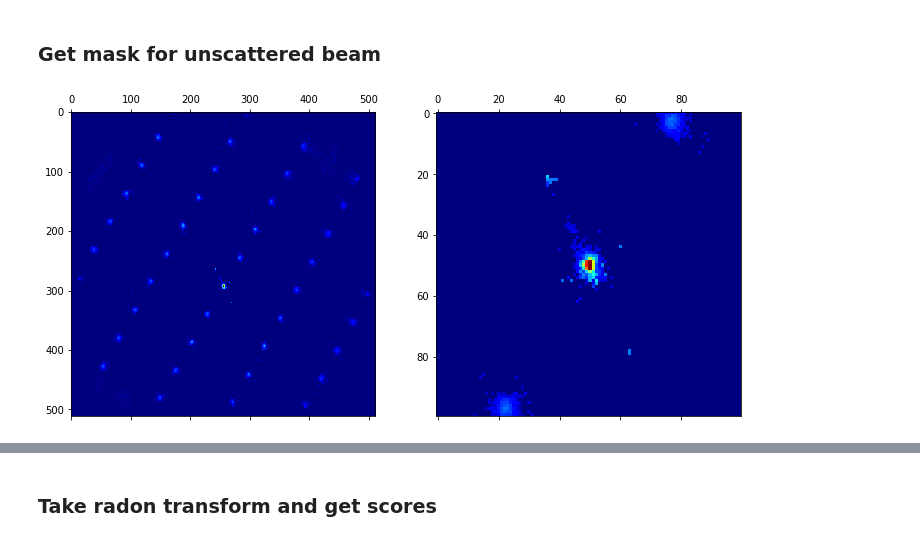
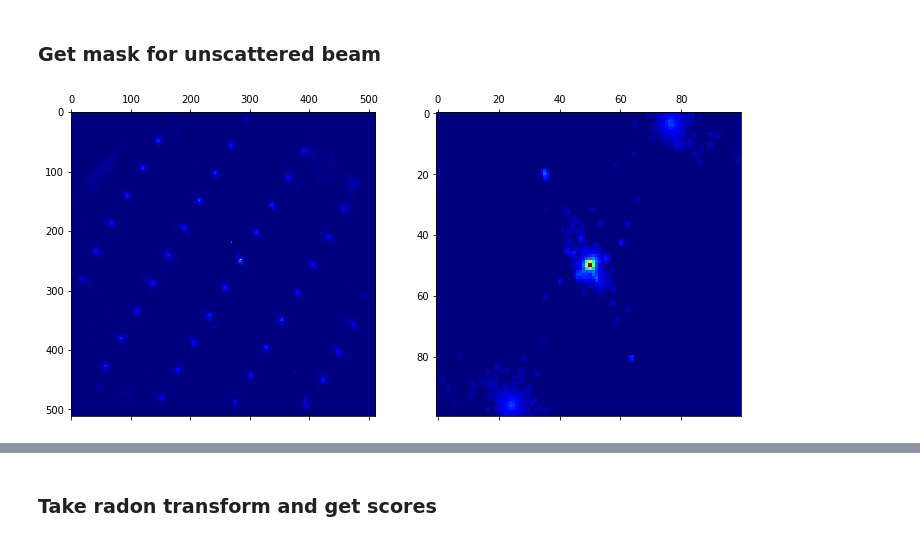
Before and after one commit to py4dstem/py4DSTEM, a Jupyter notebook: py4DSTEM/notebooks/module_demos/latticevectors/initialguess_fromRadontransform.ipynb, the cells around one changed output, grey strips where cells are left out. Drawn from its saved outputs; the diff is of its cells as text; code cells hidden in the pictures.

```diff
--- a/py4DSTEM/notebooks/module_demos/latticevectors/initialguess_fromRadontransform.ipynb
+++ b/py4DSTEM/notebooks/module_demos/latticevectors/initialguess_fromRadontransform.ipynb
@@ -58,24 +51,24 @@ browser.show_dataobjects()
 # Load data
 
 dc = browser.get_dataobject('datacube')
-braggpeaks = browser.get_dataobject('Braggpeaks_shifted_ellipsecorrected')
-deconvolution = browser.get_dataobject('deconvolution_shiftcorrected_ellipsecorrected').data2D
+braggpeaks = browser.get_dataobject('braggpeaks_shifted_ellipsecorrected')
+braggvectormap = browser.get_dataobject('braggvectormap_shiftcorrected_ellipsecorrected').data2D
 browser.close()
 # %% [markdown]
 ### Get mask for unscattered beam
 # %%
 # Show deconvolution
 
 power=0.25
 
-x0,y0 = np.unravel_index(np.argmax(gaussian_filter(deconvolution,sigma=2)),(dc.Q_Nx,dc.Q_Ny))
+x0,y0 = np.unravel_index(np.argmax(gaussian_filter(braggvectormap,sigma=2)),(dc.Q_Nx,dc.Q_Ny))
 
 fig,(ax1,ax2)=plt.subplots(1,2,figsize=(12,6))
-ax1.matshow(deconvolution**power,cmap='jet')
-ax2.matshow(deconvolution[x0-50:x0+50,y0-50:y0+50]**power,cmap='jet')
+ax1.matshow(braggvectormap**power,cmap='jet')
+ax2.matshow(braggvectormap[x0-50:x0+50,y0-50:y0+50]**power,cmap='jet')
 plt.show()
 # %% [output]
-[figure, old version]
+[figure, new version]
 # %%
 # Get mask for unscattered beam
 
```
Also changed, not shown: parts of 7 cells of this notebook, 4 other files.
